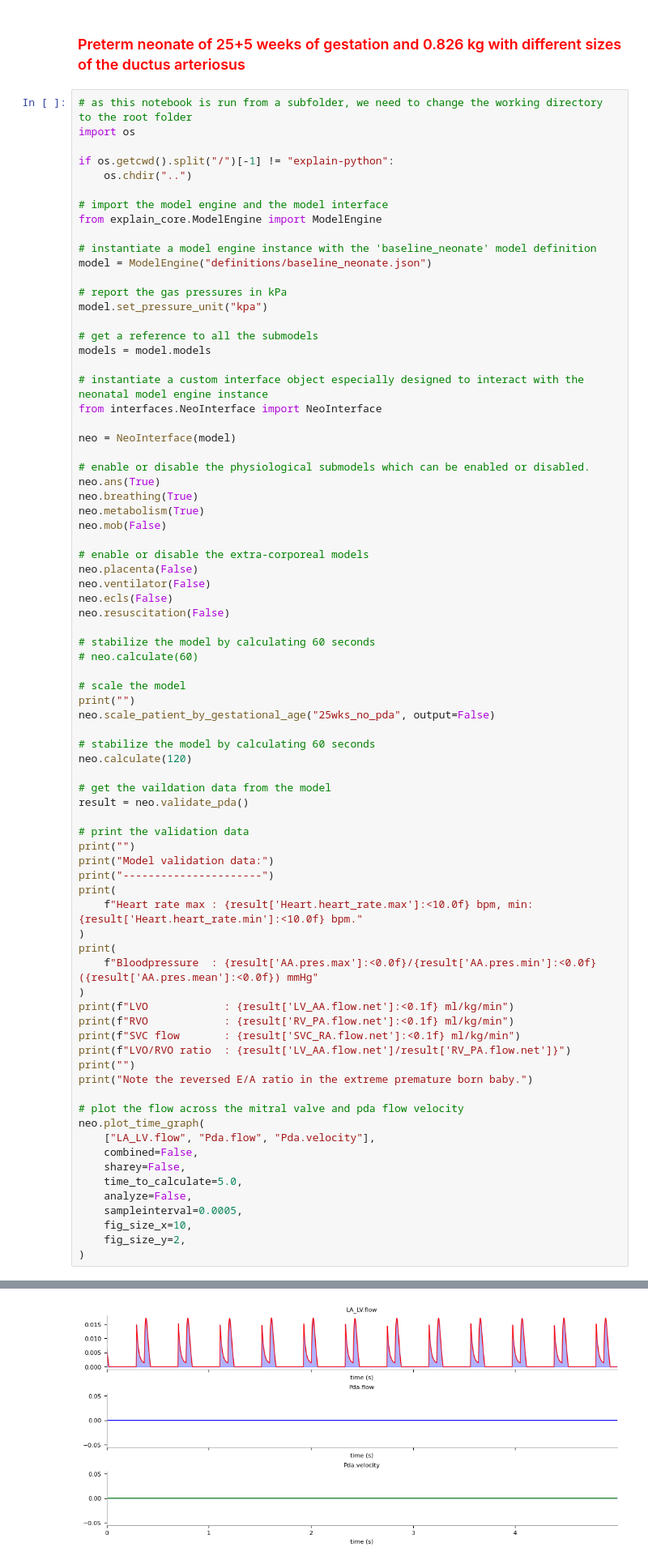
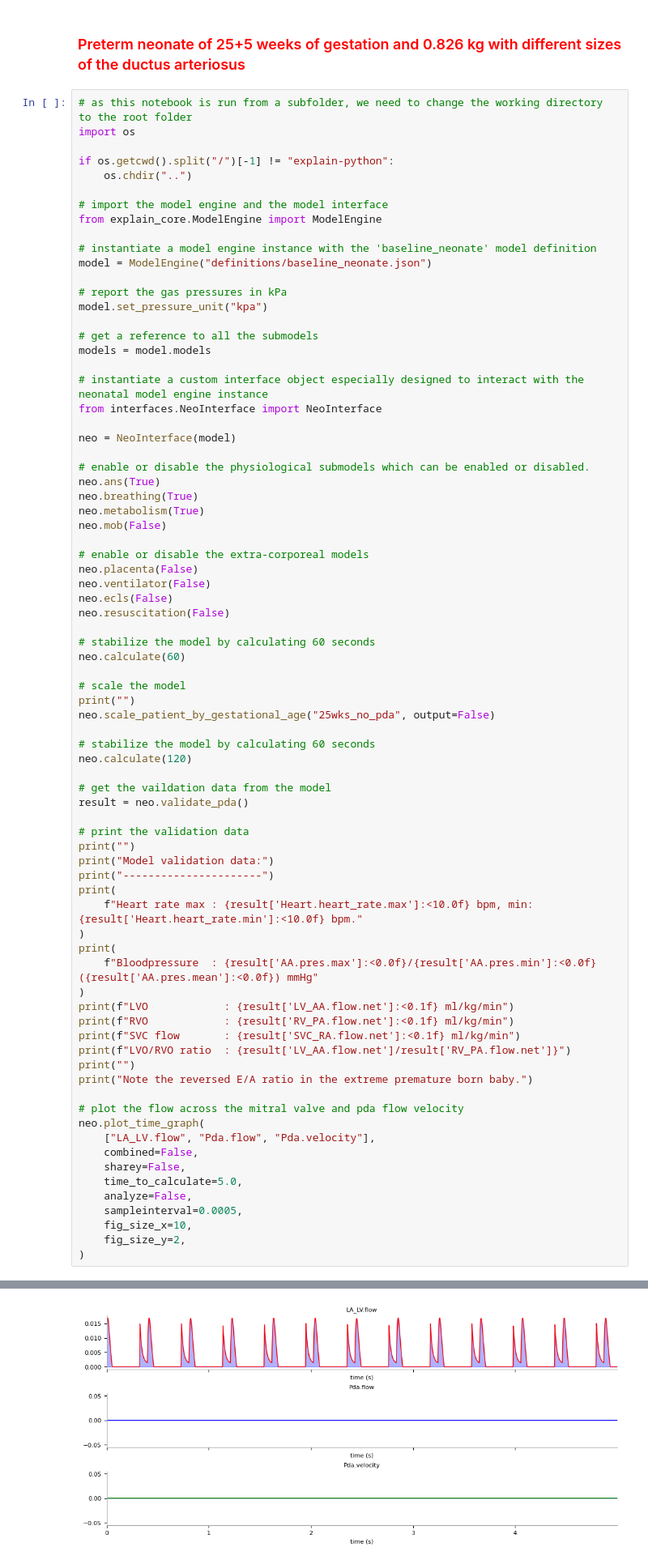
Before and after one commit to Dobutamine/explain-python, a Jupyter notebook: patients/PDA.ipynb, the cells around one changed output, grey strips where cells are left out. Shown: that part at 81% size. Cells and saved outputs as stored; diff of their text form.

```diff
--- a/patients/PDA.ipynb
+++ b/patients/PDA.ipynb
@@ -37,7 +37,7 @@ neo.ecls(False)
 neo.resuscitation(False)
 
 # stabilize the model by calculating 60 seconds
-# neo.calculate(60)
+neo.calculate(60)
 
 # scale the model
 print("")
@@ -94,3 +95,3 @@ LVO/RVO ratio  : 0.9957934628051474
 
 Note the reversed E/A ratio in the extreme premature born baby.
-[figure, old version]
+[figure, new version]
```
Also changed, not shown: parts of 3 cells of this notebook, 1 other file.
